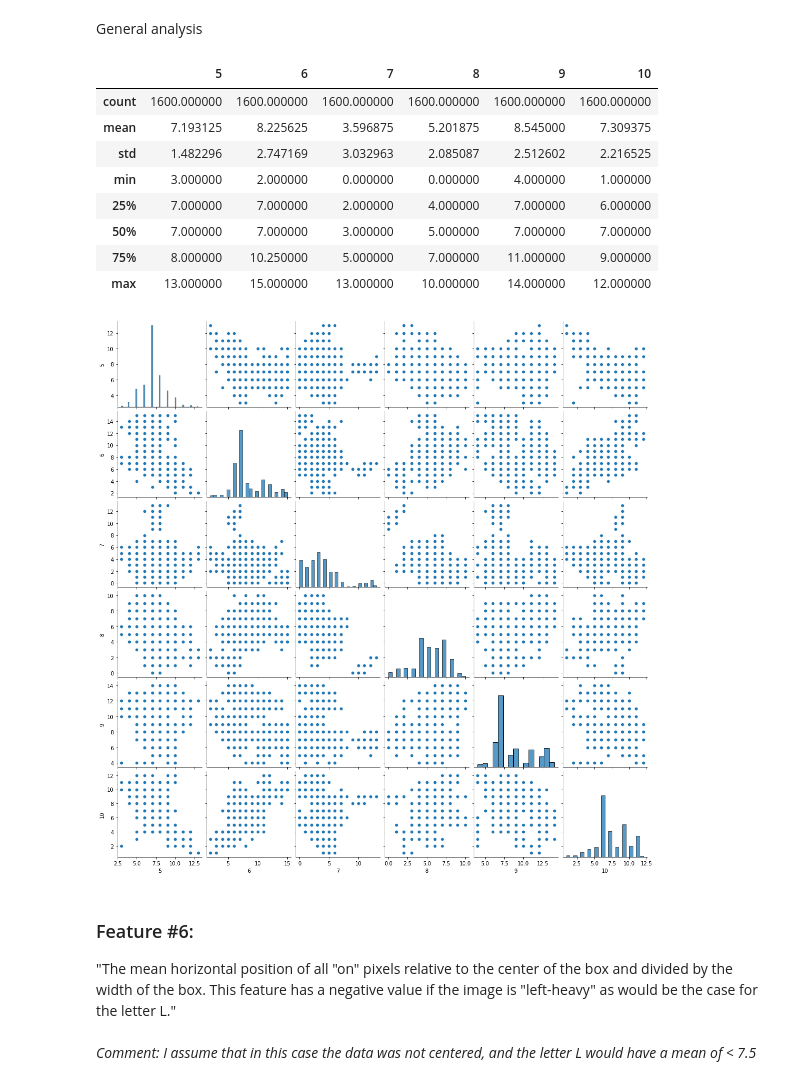
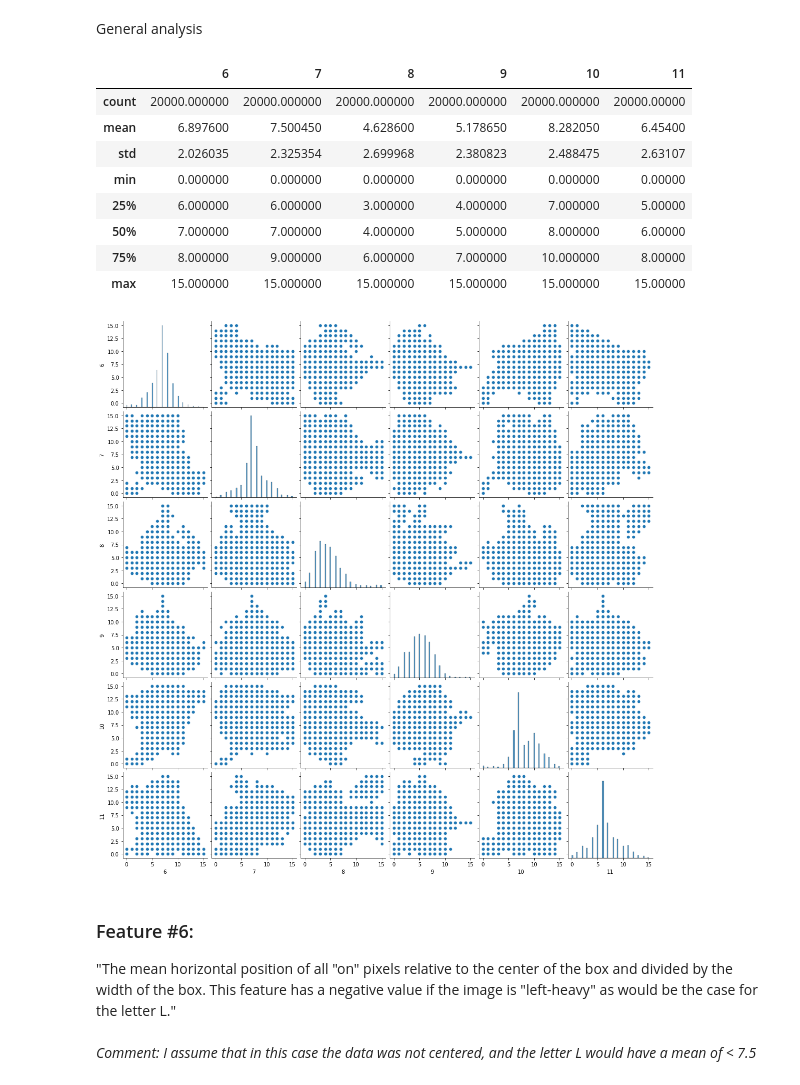
Before and after one commit to mmlein/KDDM2, a Jupyter notebook: Letter_inspection.ipynb, the cells around one changed output. Drawn from its saved outputs; the diff is of its cells as text; code cells hidden in the pictures.

```diff
--- a/Letter_inspection.ipynb
+++ b/Letter_inspection.ipynb
@@ -13,0 +11,11 @@ letter_df_y = pd.DataFrame(letter_dict['y'])
+# %%
+letter_dict_old = scipy.io.loadmat('letter.mat')
+letter_df_X_old = pd.DataFrame(letter_dict_old['X'])
+letter_df_y_old = pd.DataFrame(letter_dict_old['y'])
+
+header = list(range(1, 17))
+header = ["letter"] + header
+
+letter_df = pd.read_csv("letter-recognition.data",
+sep = ",",
+names = header)
@@ -25,20 +60,20 @@ Data inspection
 # %% [markdown]
 General analysis
 # %%
-letter_df_X[[5, 6, 7, 8, 9, 10]].describe()
+letter_df[[6, 7, 8, 9, 10, 11]].describe()
 # %% [output]
-|  | 5 | 6 | 7 | 8 | 9 | 10 |
-| count | 1600.000000 | 1600.000000 | 1600.000000 | 1600.000000 | 1600.000000 | 1600.000000 |
-| mean | 7.193125 | 8.225625 | 3.596875 | 5.201875 | 8.545000 | 7.309375 |
-| std | 1.482296 | 2.747169 | 3.032963 | 2.085087 | 2.512602 | 2.216525 |
-| min | 3.000000 | 2.000000 | 0.000000 | 0.000000 | 4.000000 | 1.000000 |
-| 25% | 7.000000 | 7.000000 | 2.000000 | 4.000000 | 7.000000 | 6.000000 |
-| 50% | 7.000000 | 7.000000 | 3.000000 | 5.000000 | 7.000000 | 7.000000 |
-| 75% | 8.000000 | 10.250000 | 5.000000 | 7.000000 | 11.000000 | 9.000000 |
-| max | 13.000000 | 15.000000 | 13.000000 | 10.000000 | 14.000000 | 12.000000 |
+|  | 6 | 7 | 8 | 9 | 10 | 11 |
+| count | 20000.000000 | 20000.000000 | 20000.000000 | 20000.000000 | 20000.000000 | 20000.00000 |
+| mean | 6.897600 | 7.500450 | 4.628600 | 5.178650 | 8.282050 | 6.45400 |
+| std | 2.026035 | 2.325354 | 2.699968 | 2.380823 | 2.488475 | 2.63107 |
+| min | 0.000000 | 0.000000 | 0.000000 | 0.000000 | 0.000000 | 0.00000 |
+| 25% | 6.000000 | 6.000000 | 3.000000 | 4.000000 | 7.000000 | 5.00000 |
+| 50% | 7.000000 | 7.000000 | 4.000000 | 5.000000 | 8.000000 | 6.00000 |
+| 75% | 8.000000 | 9.000000 | 6.000000 | 7.000000 | 10.000000 | 8.00000 |
+| max | 15.000000 | 15.000000 | 15.000000 | 15.000000 | 15.000000 | 15.00000 |
 # %%
-sub_df = letter_df_X.loc[:, 5:10]
+sub_df = letter_df.loc[:, 6:11]
 sns.pairplot(sub_df)
 plt.show()
 # %% [output]
-[figure, old version]
+[figure, new version]
```
Also changed, not shown: parts of 18 cells of this notebook.
